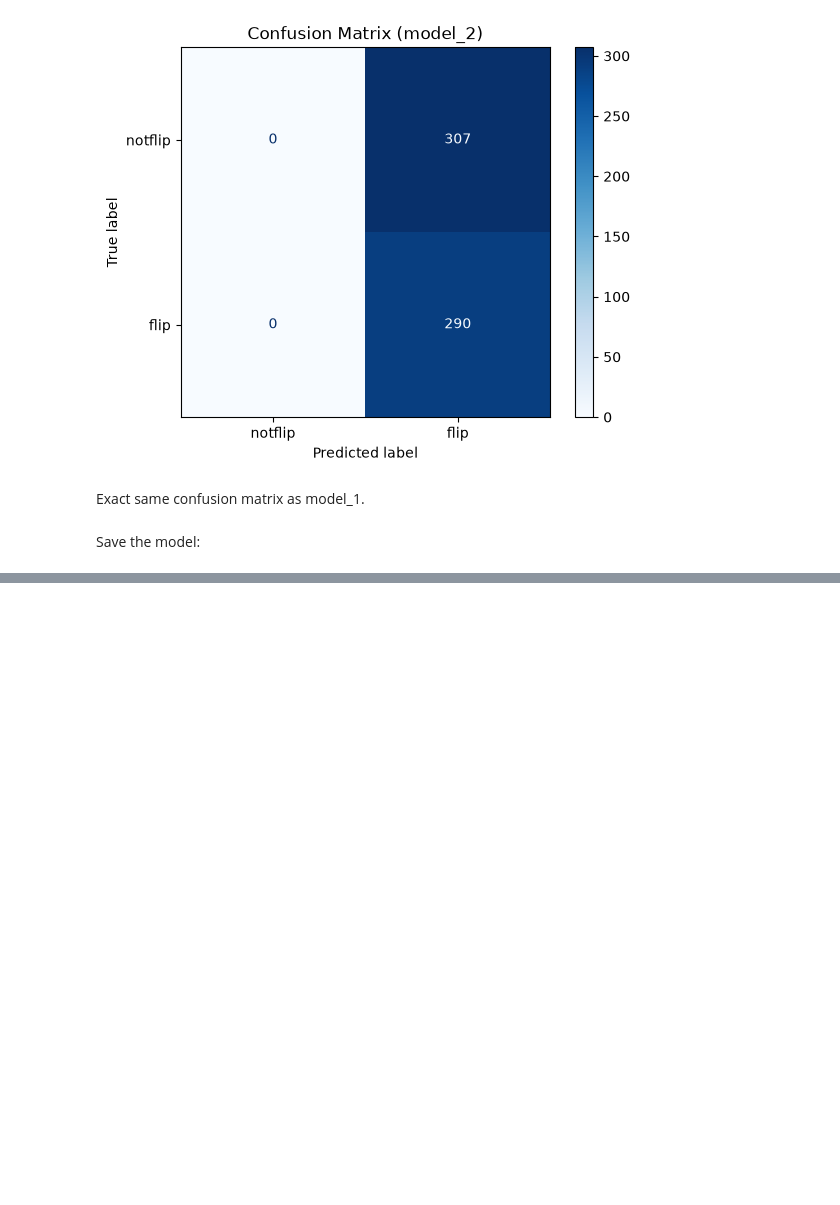
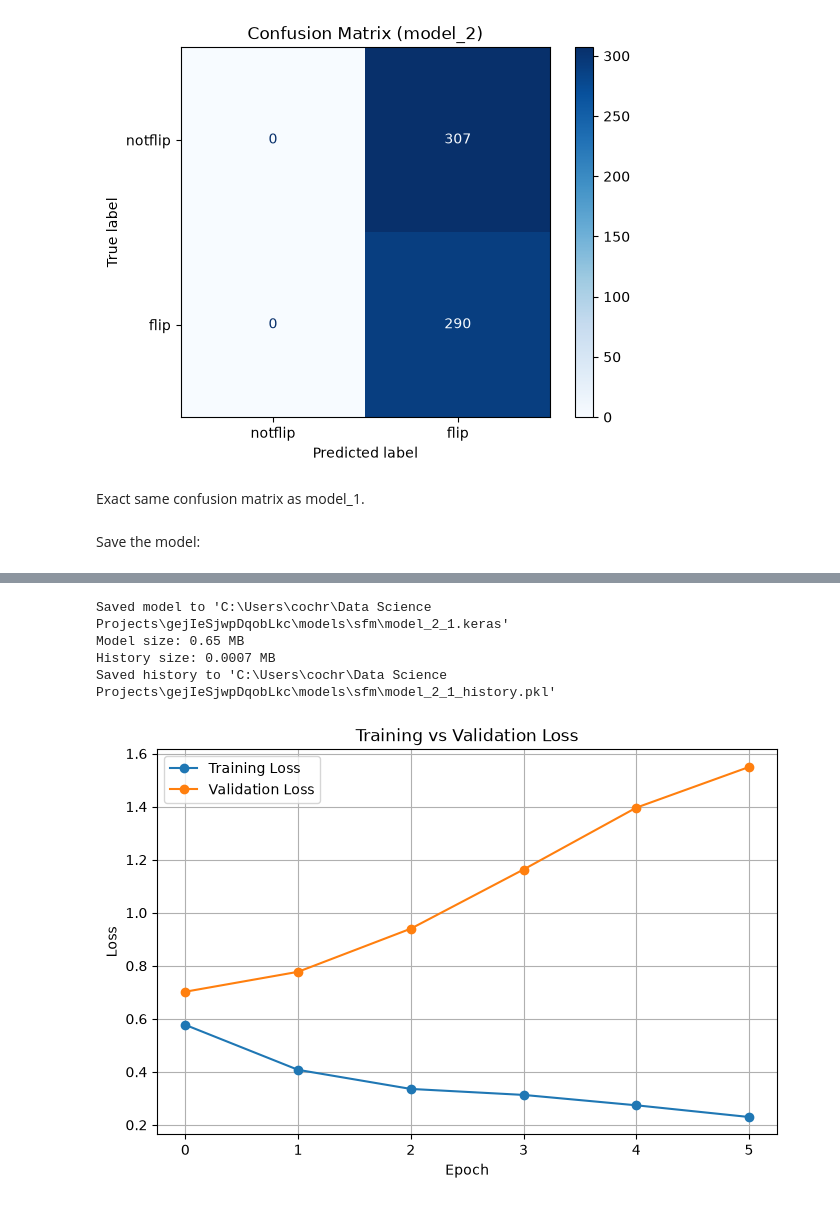
Before and after one commit to cameroncochrane/gejIeSjwpDqobLkc, a Jupyter notebook: notebooks/SFM_NB_4.ipynb, the cells around one changed output, grey strips where cells are left out. Cells and saved outputs as stored; diff of their text form; code cells hidden in the pictures; blank space fills up the shorter version.

```diff
--- a/notebooks/SFM_NB_4.ipynb
+++ b/notebooks/SFM_NB_4.ipynb
@@ -239,0 +385,2 @@ Saved history to 'C:\Users\cochr\Data Science Projects\gejIeSjwpDqobLkc\models\s
+# %%
+train_model_2_1 = False
@@ -239,0 +477,18 @@ Saved history to 'C:\Users\cochr\Data Science Projects\gejIeSjwpDqobLkc\models\s
+# %%
+if train_model_2_1 == True:
+    model_path = SFM_MODELS_DIR / 'model_2_1'
+    save_model(model_path, model_2_1, model_2_1.history)
+# %% [output]
+Saved model to 'C:\Users\cochr\Data Science Projects\gejIeSjwpDqobLkc\models\sfm\model_2_1.keras'
+Model size: 0.65 MB
+History size: 0.0007 MB
+Saved history to 'C:\Users\cochr\Data Science Projects\gejIeSjwpDqobLkc\models\sfm\model_2_1_history.pkl'
+# %%
+if train_model_2_1 == False:
+    trained_model_2_1,trained_model_2_1_history =  load_model("model_2_1", SFM_MODELS_DIR)
+    plot_training_history(trained_model_2_1_history, metric='loss')
+else:
+    trained_model_2_1_history = trained_model_2_1.history
+    plot_training_history(trained_model_2_1_history, metric='loss')
+# %% [output]
+[figure, added]
```
Also changed, not shown: parts of 21 cells of this notebook, 3 other files.
